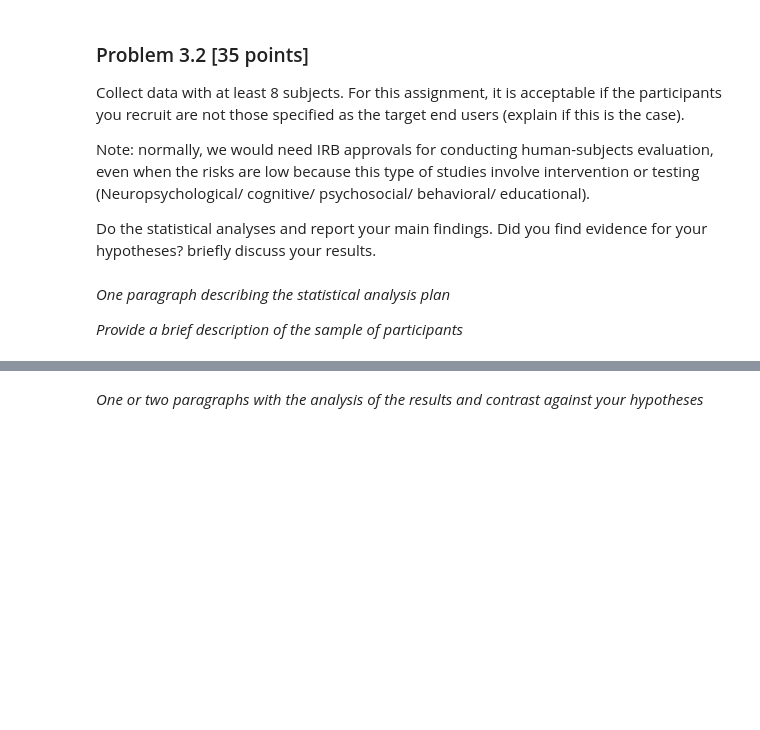
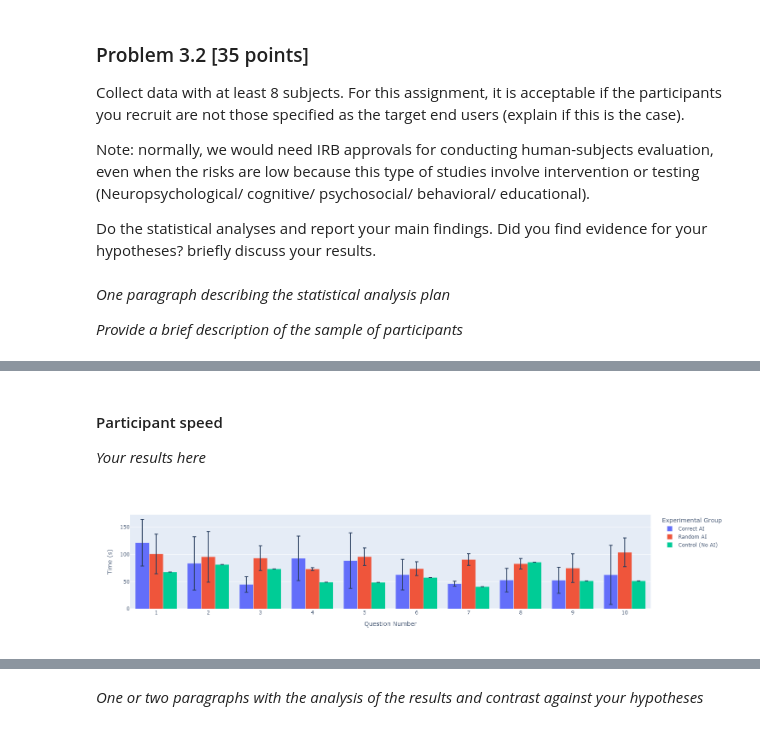
Before and after one commit to nexync/iml_final, a Jupyter notebook: Interpretable_ML_group_assignment_2.ipynb, the cells around one changed output, grey strips where cells are left out. Saved outputs shown, nothing was run; the diff lists cells and outputs as text; code cells hidden in the pictures; blank space fills up the shorter version.

```diff
--- a/Interpretable_ML_group_assignment_2.ipynb
+++ b/Interpretable_ML_group_assignment_2.ipynb
@@ -179,0 +247,20 @@ Do the statistical analyses and report your main findings. Did you find evidence
+# %% [markdown]
+#### Participant speed
+*Your results here*
+# %%
+plot_df = df.drop(['answer', 'subject'], axis=1).groupby(['question', 'group'])
+plot_df = pd.merge(plot_df.mean().rename({'time': 'Time (s)'}, axis=1), plot_df.std().rename({'time': 'std_time'}, axis=1), how='left', on=['question', 'group'])
+plot_df = plot_df.reset_index()
+plot_df['Experimental Group'] = plot_df['group'].apply(lambda x: GROUP_MAP[x])
+plot_df['Question Number'] = plot_df['question'].apply(lambda x: str(x))
+fig = px.bar(
+    plot_df,
+    x='Question Number',
+    y='Time (s)',
+    color='Experimental Group',
+    barmode='group',
+    error_y='std_time'
+)
+fig.show()
+# %% [output]
+[figure, added]
```
Also changed, not shown: parts of 16 cells of this notebook.
